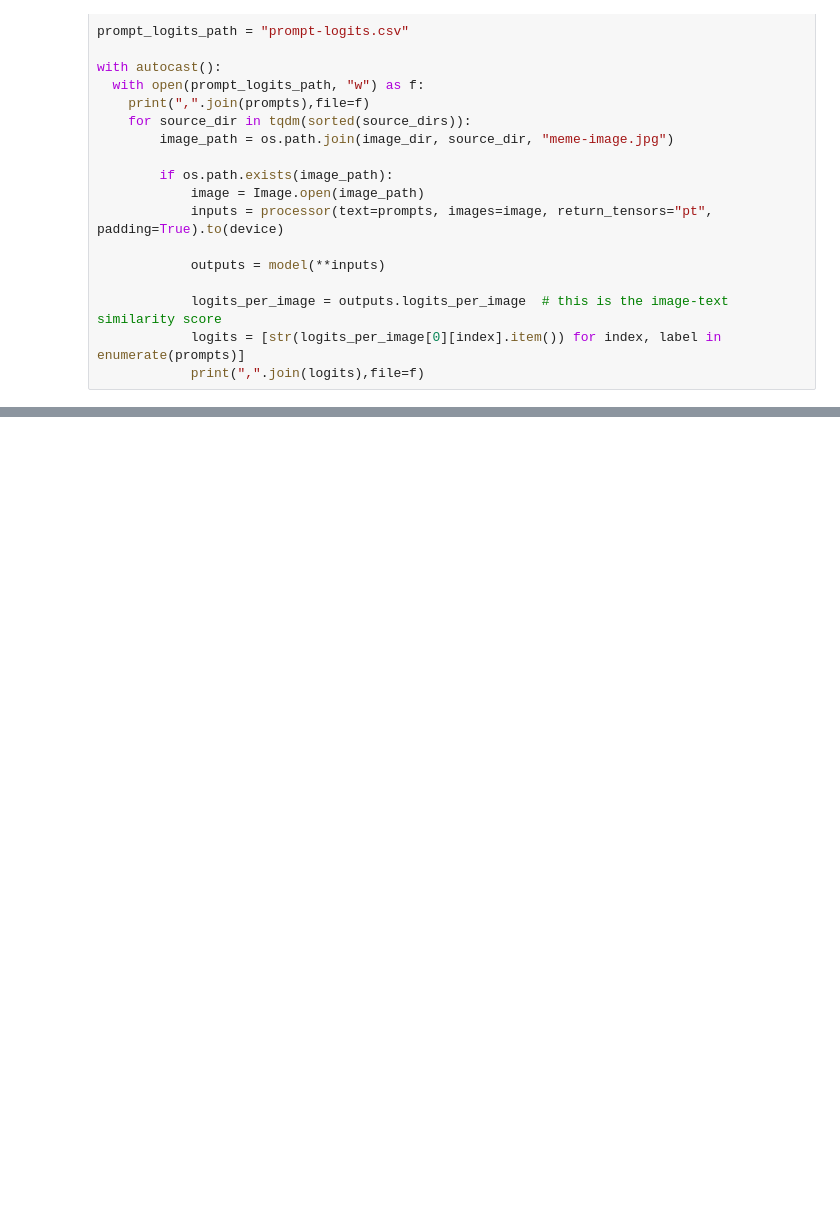
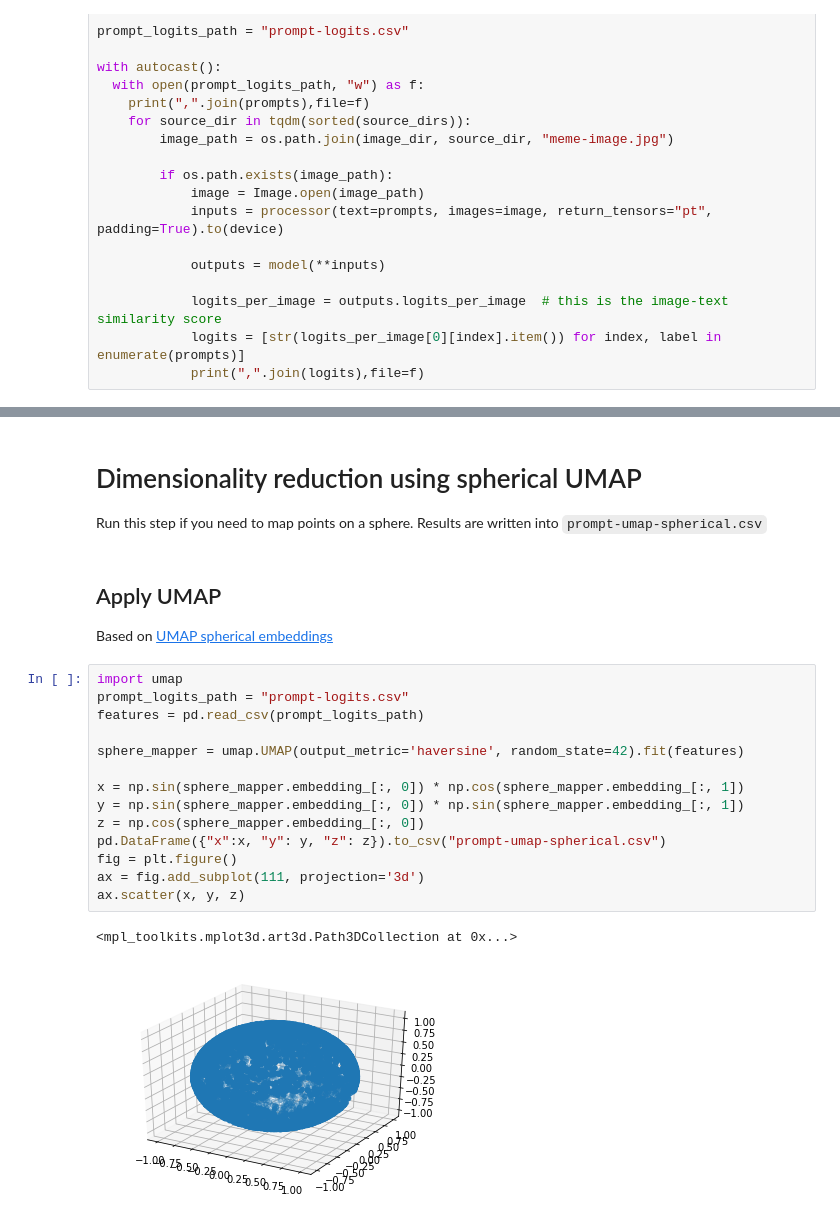
Before and after one commit to edwinRNDR/workshop-meme-viz, a Jupyter notebook: notebooks/CLIP-feature-extractor.ipynb, the cells around one changed output, grey strips where cells are left out. Drawn from its saved outputs; the diff is of its cells as text; blank space fills up the shorter version.

Commit message:
Update notebook with tsne 3d and spherical umap reduction

```diff
--- a/notebooks/CLIP-feature-extractor.ipynb
+++ b/notebooks/CLIP-feature-extractor.ipynb
@@ -120,0 +160,25 @@ plt.show()
+# %% [markdown]
+# Dimensionality reduction using spherical UMAP
+
+Run this step if you need to map points on a sphere. Results are written into `prompt-umap-spherical.csv`
+# %% [markdown]
+## Apply UMAP
+
+Based on [UMAP spherical embeddings](https://umap-learn.readthedocs.io/en/latest/embedding_space.html#spherical-embeddings)
+# %%
+import umap
+prompt_logits_path = "prompt-logits.csv"
+features = pd.read_csv(prompt_logits_path)
+
+sphere_mapper = umap.UMAP(output_metric='haversine', random_state=42).fit(features)
+
+x = np.sin(sphere_mapper.embedding_[:, 0]) * np.cos(sphere_mapper.embedding_[:, 1])
+y = np.sin(sphere_mapper.embedding_[:, 0]) * np.sin(sphere_mapper.embedding_[:, 1])
+z = np.cos(sphere_mapper.embedding_[:, 0])
+pd.DataFrame({"x":x, "y": y, "z": z}).to_csv("prompt-umap-spherical.csv")
+fig = plt.figure()
+ax = fig.add_subplot(111, projection='3d')
+ax.scatter(x, y, z)
+# %% [output]
+<mpl_toolkits.mplot3d.art3d.Path3DCollection at 0x...>
+[figure, added]
```
Also changed, not shown: parts of 12 cells of this notebook.
